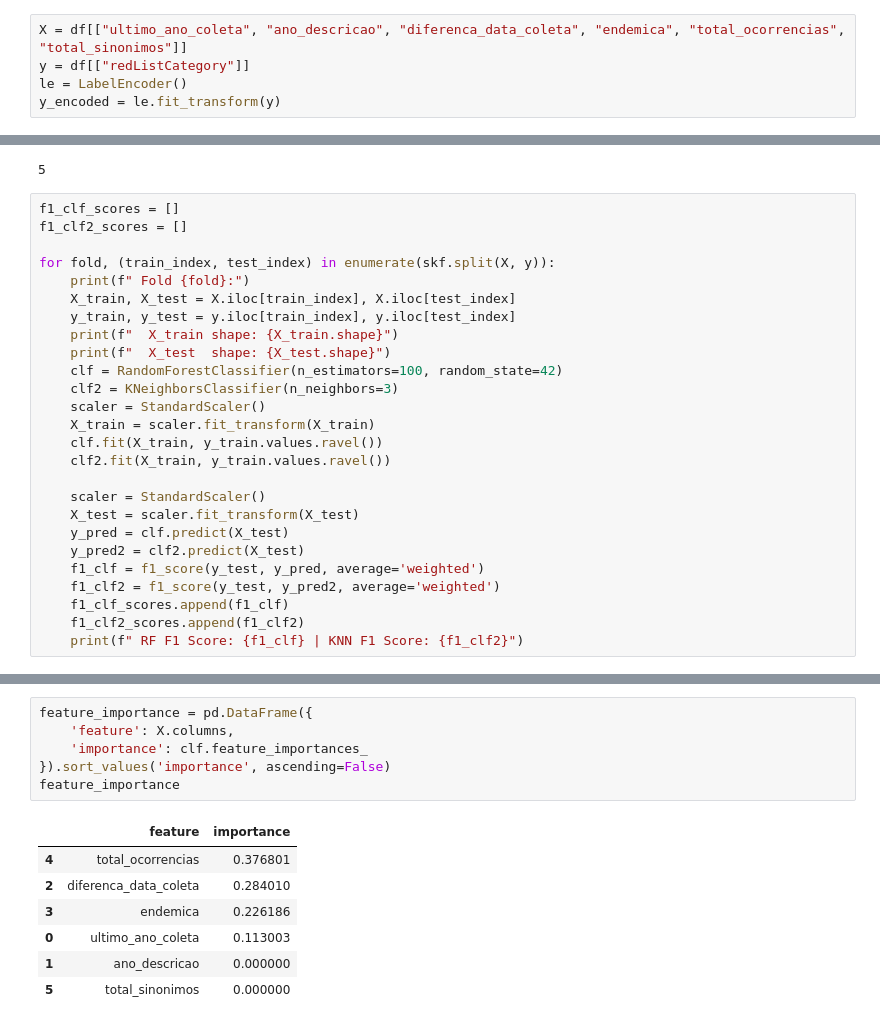
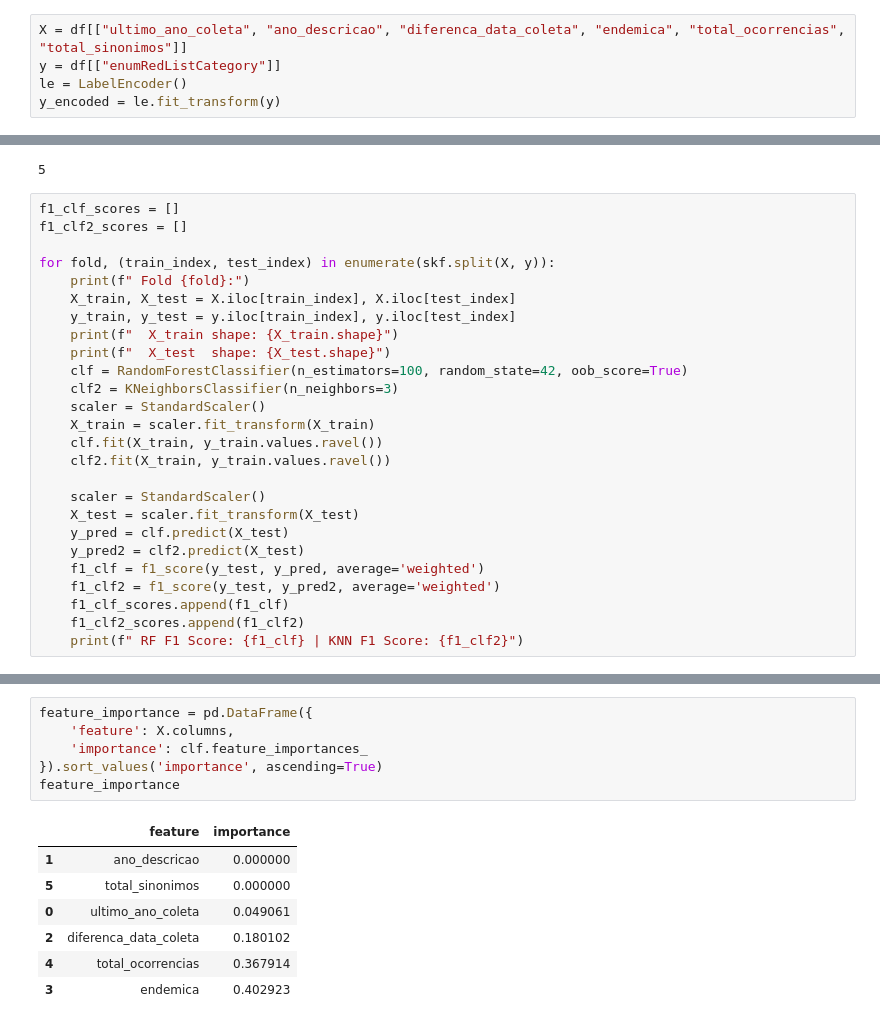
Before and after one commit to xaaaandao/din4072-applied-data-science, a Jupyter notebook: 09clf.ipynb, the cells around one changed output, grey strips where cells are left out. Cells and saved outputs as stored; diff of their text form.

```diff
--- a/09clf.ipynb
+++ b/09clf.ipynb
@@ -27,7 +27,7 @@ df.head()
 | 4 | Piper longicaudatum | Endangered | 1.0 | 0.0 | 29560.0 | 1.0 | ... |
 # %%
 X = df[["ultimo_ano_coleta", "ano_descricao", "diferenca_data_coleta", "endemica", "total_ocorrencias", "total_sinonimos"]]
-y = df[["redListCategory"]]
+y = df[["enumRedListCategory"]]
 le = LabelEncoder()
 y_encoded = le.fit_transform(y)
 # %%
@@ -45,7 +45,7 @@ for fold, (train_index, test_index) in enumerate(skf.split(X, y)):
     y_train, y_test = y.iloc[train_index], y.iloc[test_index]
     print(f"  X_train shape: {X_train.shape}")
     print(f"  X_test  shape: {X_test.shape}")
-    clf = RandomForestClassifier(n_estimators=100, random_state=42)
+    clf = RandomForestClassifier(n_estimators=100, random_state=42, oob_score=True)
     clf2 = KNeighborsClassifier(n_neighbors=3)
     scaler = StandardScaler()
     X_train = scaler.fit_transform(X_train)
@@ -91,14 +91,14 @@ Média F1 Score kNN: 0.6772766952515236 ± 0.048004484838324445
 # %%
 feature_importance = pd.DataFrame({
     'feature': X.columns,
     'importance': clf.feature_importances_
-}).sort_values('importance', ascending=False)
+}).sort_values('importance', ascending=True)
 feature_importance
 # %% [output]
 |  | feature | importance |
-| 4 | total_ocorrencias | 0.376801 |
-| 2 | diferenca_data_coleta | 0.284010 |
-| 3 | endemica | 0.226186 |
-| 0 | ultimo_ano_coleta | 0.113003 |
 | 1 | ano_descricao | 0.000000 |
 | 5 | total_sinonimos | 0.000000 |
+| 0 | ultimo_ano_coleta | 0.049061 |
+| 2 | diferenca_data_coleta | 0.180102 |
+| 4 | total_ocorrencias | 0.367914 |
+| 3 | endemica | 0.402923 |
```
Also changed, not shown: parts of 5 cells of this notebook, 5 other files.
